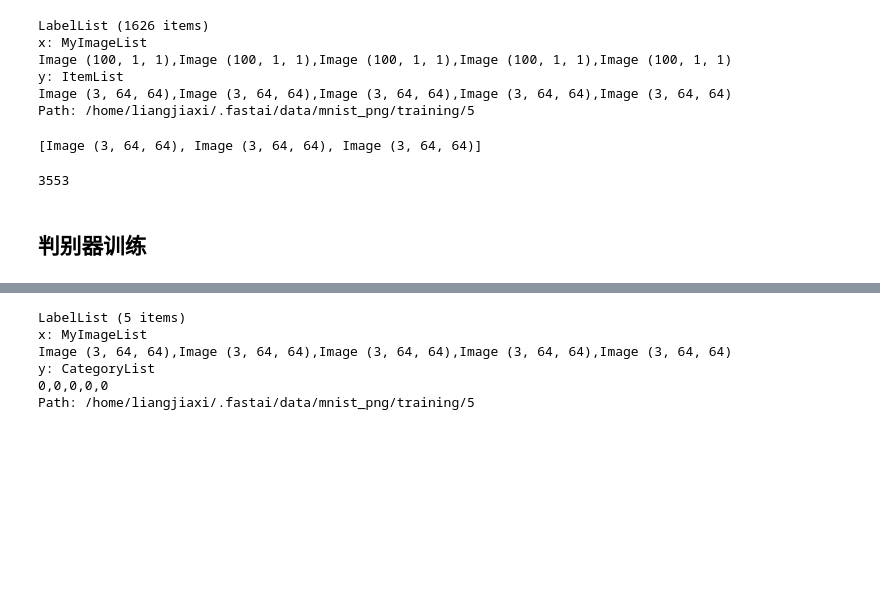
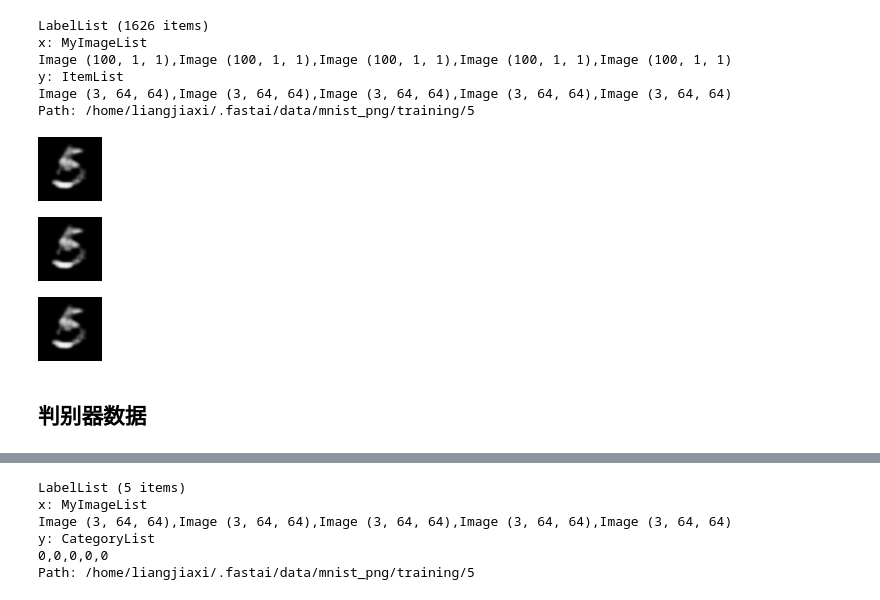
Before and after one commit to zhifaceshi/fastai_practice, a Jupyter notebook: digital_gan/main.ipynb, the cells around one changed output, grey strips where cells are left out. Cells and saved outputs as stored; diff of their text form; code cells hidden in the pictures; blank space fills up the shorter version.

```diff
--- a/digital_gan/main.ipynb
+++ b/digital_gan/main.ipynb
@@ -241,15 +192,20 @@ Path: /home/liangjiaxi/.fastai/data/mnist_png/training/5
 # %%
 a = g_learner.predict(Image(NoisyItem(noise_dim).data))
 # %%
-[Image(w) for w in a]
+pred_imgs = [Image(w.clamp_(0,1)) for w in a]
-# %% [output]
-[Image (3, 64, 64), Image (3, 64, 64), Image (3, 64, 64)]
 # %%
 g_learner.save('/tmp/g_learner')
-# %%
-g_learner = None
-gc.collect()
-# %% [output]
-3553
+# %%
+pred_imgs[0]
+# %% [output]
+[figure, added]
+# %%
+pred_imgs[1]
+# %% [output]
+[figure, added]
+# %%
+pred_imgs[2]
+# %% [output]
+[figure, added]
 # %% [markdown]
-## 判别器训练
+## 判别器数据
```
Also changed, not shown: parts of 40 cells of this notebook, 2 other files.
